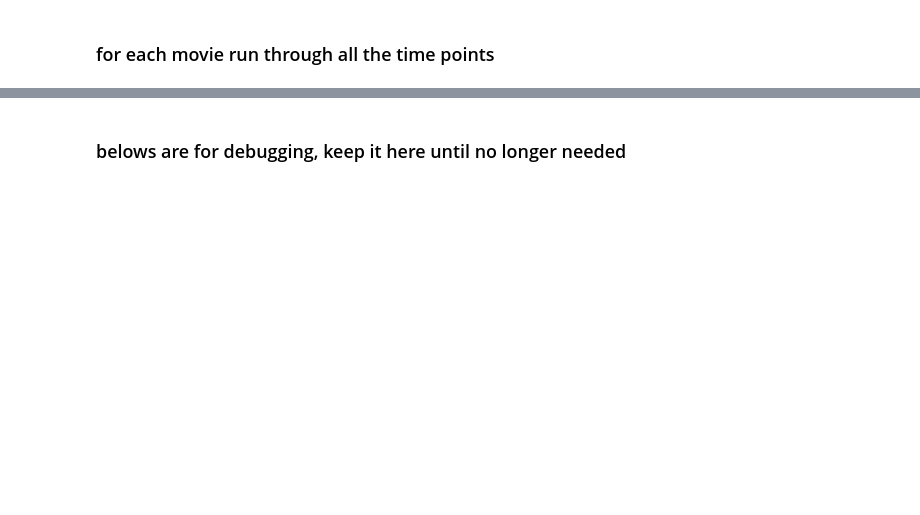
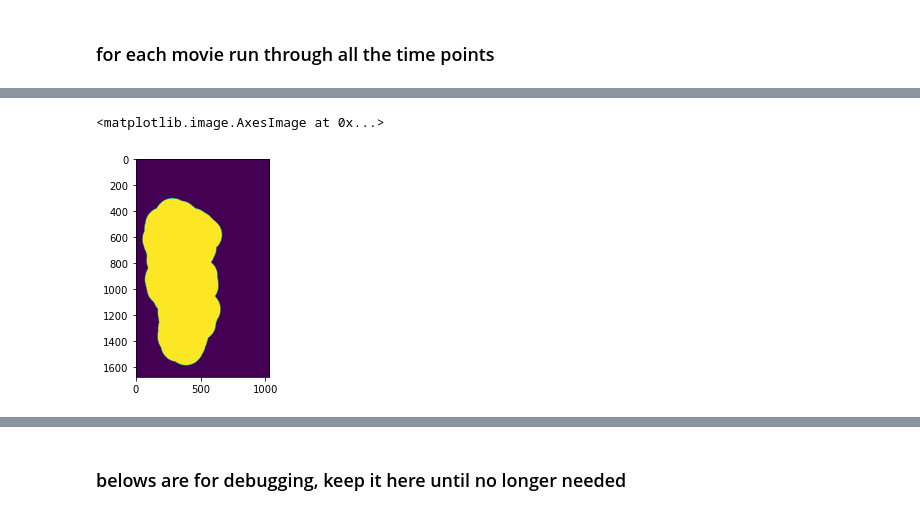
Before and after one commit to Center-for-Living-Systems/focal_adhesion_clustering, a Jupyter notebook: seg_pax_movieczi.ipynb, the cells around one changed output, grey strips where cells are left out. Saved outputs shown, nothing was run; the diff lists cells and outputs as text; code cells hidden in the pictures; blank space fills up the shorter version.

```diff
--- a/seg_pax_movieczi.ipynb
+++ b/seg_pax_movieczi.ipynb
@@ -309,0 +414,5 @@ Clipping input data to the valid range for imshow with RGB data ([0..1] for floa
+# %%
+plt.imshow(for_orent_mask)
+# %% [output]
+<matplotlib.image.AxesImage at 0x...>
+[figure, added]
```
Also changed, not shown: parts of 13 cells of this notebook, 18 other files.
